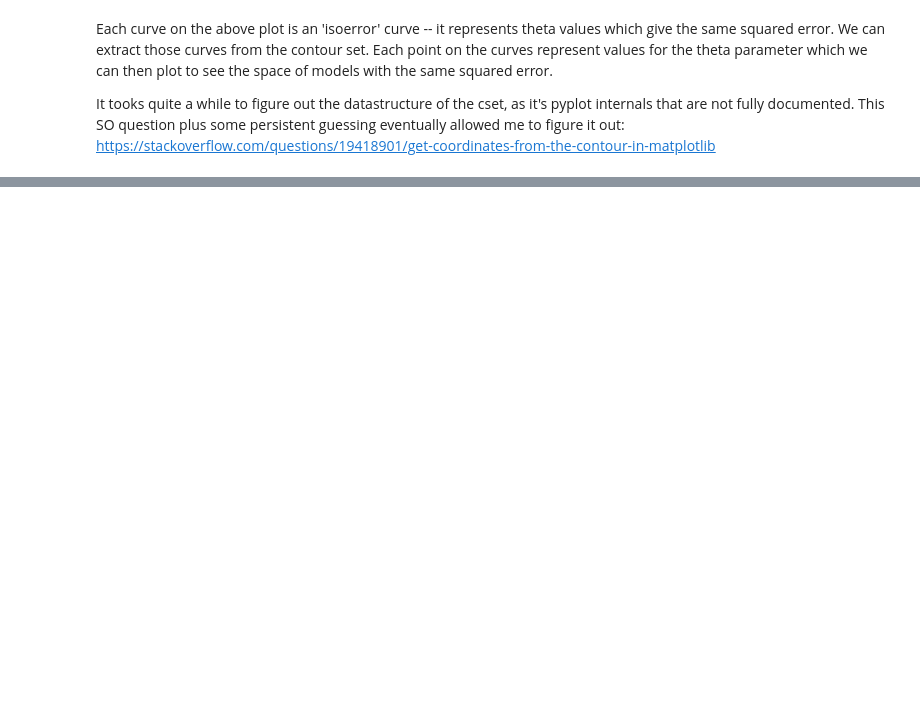
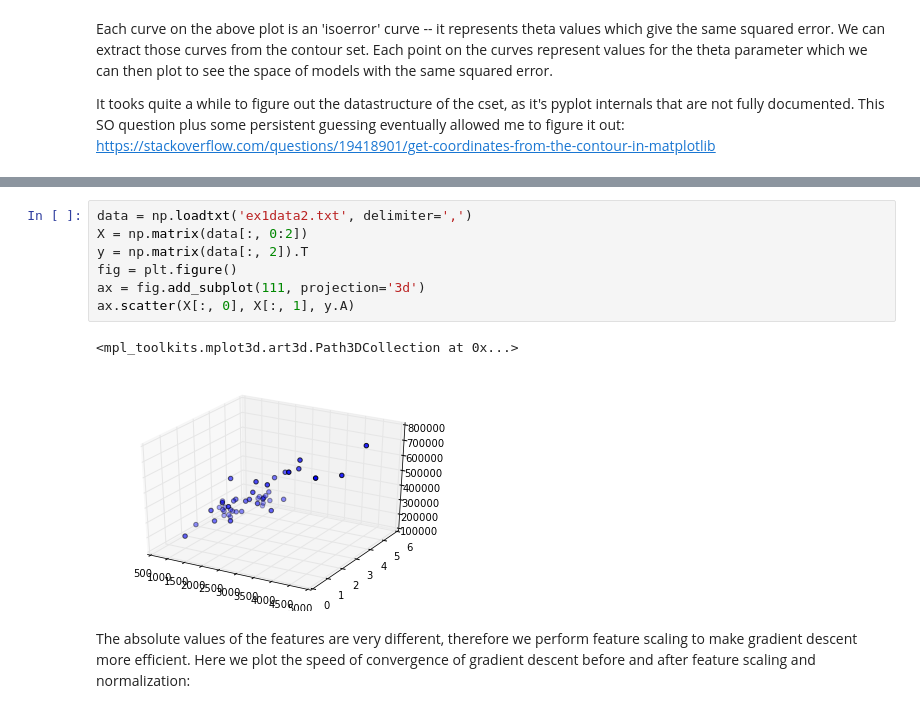
Before and after one commit to liavkoren/ng-redux, a Jupyter notebook: ex1/Linear regression.ipynb, the cells around one changed output, grey strips where cells are left out. Drawn from its saved outputs; the diff is of its cells as text; blank space fills up the shorter version.

```diff
--- a/ex1/Linear regression.ipynb
+++ b/ex1/Linear regression.ipynb
@@ -153,0 +184,13 @@ for index in range(0, len(segment_one), 5):
+# %%
+data = np.loadtxt('ex1data2.txt', delimiter=',')
+X = np.matrix(data[:, 0:2])
+y = np.matrix(data[:, 2]).T
+fig = plt.figure()
+ax = fig.add_subplot(111, projection='3d')
+ax.scatter(X[:, 0], X[:, 1], y.A)
+# %% [output]
+<mpl_toolkits.mplot3d.art3d.Path3DCollection at 0x...>
+[figure, added]
+# %% [markdown]
+The absolute values of the features are very different, therefore we perform feature scaling to
+make gradient descent more efficient. Here we plot the speed of convergence of gradient descent before and after feature scaling and normalization:
```
Also changed, not shown: parts of 18 cells of this notebook, 1 other file.
